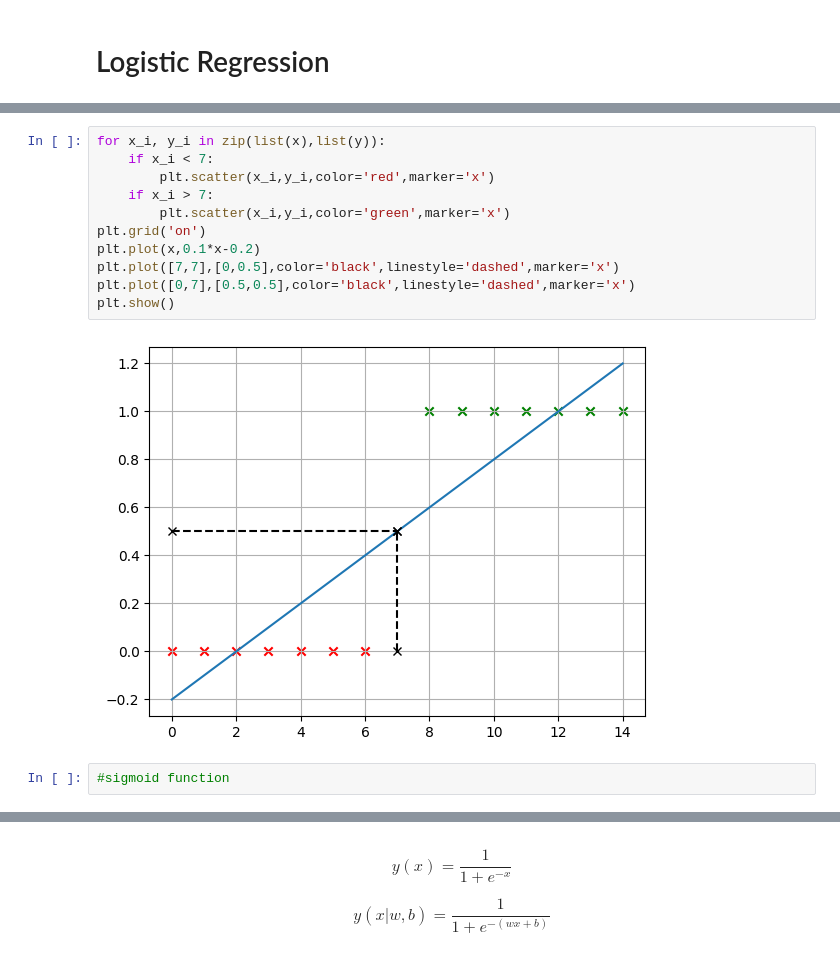
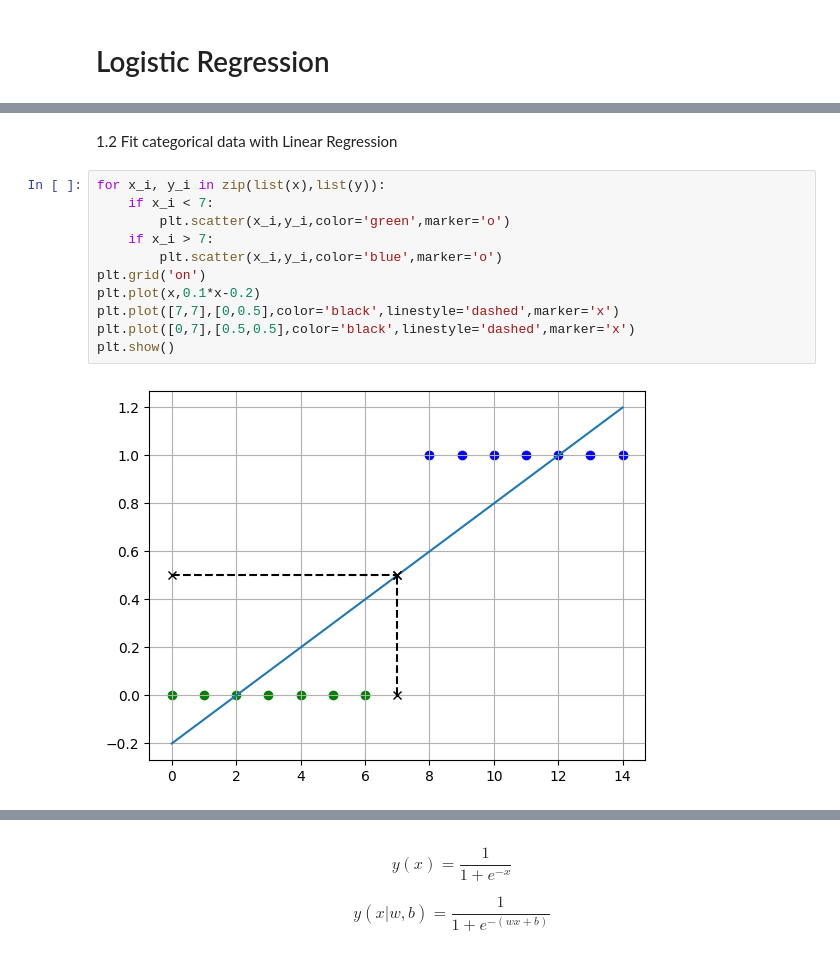
Before and after one commit to enoten/ml-numpy-pytorch, a Jupyter notebook: Logistic Regression.ipynb, the cells around one changed output, grey strips where cells are left out. Cells and saved outputs as stored; diff of their text form.

```diff
--- a/Logistic Regression.ipynb
+++ b/Logistic Regression.ipynb
@@ -19,18 +38,18 @@ plt.ylabel('promotion')
 plt.grid('on')
 # %% [output]
 [figure]
+# %% [markdown]
+1.2 Fit categorical data with Linear Regression
 # %%
 for x_i, y_i in zip(list(x),list(y)):
     if x_i < 7:
-        plt.scatter(x_i,y_i,color='red',marker='x')
+        plt.scatter(x_i,y_i,color='green',marker='o')
     if x_i > 7:
-        plt.scatter(x_i,y_i,color='green',marker='x')
+        plt.scatter(x_i,y_i,color='blue',marker='o')
 plt.grid('on')
 plt.plot(x,0.1*x-0.2)
 plt.plot([7,7],[0,0.5],color='black',linestyle='dashed',marker='x')
 plt.plot([0,7],[0.5,0.5],color='black',linestyle='dashed',marker='x')
 plt.show()
 # %% [output]
-[figure, old version]
+[figure, new version]
-# %%
-#sigmoid function
```
Also changed, not shown: parts of 59 cells of this notebook.
